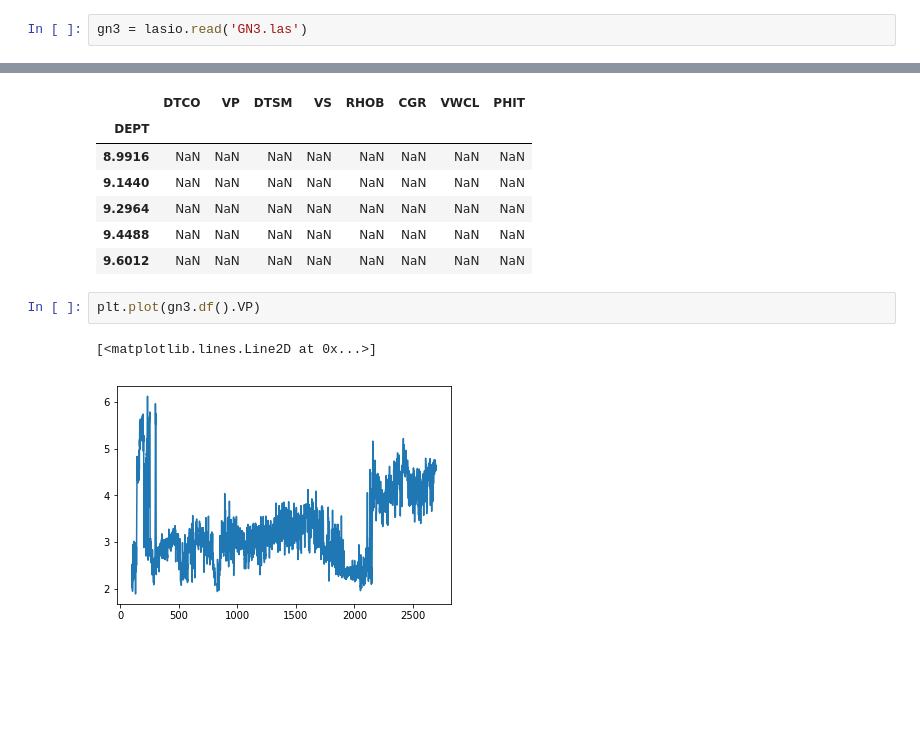
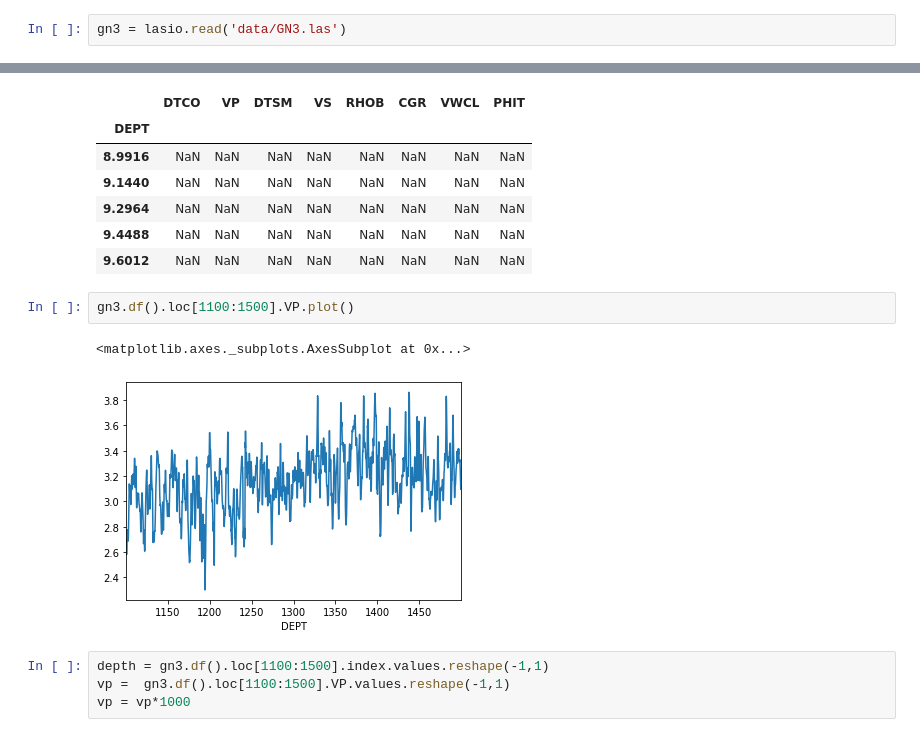
Before and after one commit to attibalazs/velocityhack, a Jupyter notebook: DMc_VelocityHack.ipynb, the cells around one changed output, grey strips where cells are left out. Saved outputs shown, nothing was run; the diff lists cells and outputs as text; blank space fills up the shorter version.

```diff
--- a/DMc_VelocityHack.ipynb
+++ b/DMc_VelocityHack.ipynb
@@ -10,7 +10,7 @@ import matplotlib.pyplot as plt
 # %% [markdown]
 #### Load LAS Data
 # %%
-gn3 = lasio.read('GN3.las')
+gn3 = lasio.read('data/GN3.las')
 # %% [output]
 Header section Parameter regexp=~P was not found.
 # %%
@@ -57,8 +57,12 @@ gn3.df().head()
 | 9.2964 | NaN | NaN | NaN | NaN | NaN | NaN | NaN | NaN |
 | 9.4488 | NaN | NaN | NaN | NaN | NaN | NaN | NaN | NaN |
 | 9.6012 | NaN | NaN | NaN | NaN | NaN | NaN | NaN | NaN |
-# %%
-plt.plot(gn3.df().VP)
-# %% [output]
-[<matplotlib.lines.Line2D at 0x...>]
-[figure, removed]
+# %%
+gn3.df().loc[1100:1500].VP.plot()
+# %% [output]
+<matplotlib.axes._subplots.AxesSubplot at 0x...>
+[figure, added]
+# %%
+depth = gn3.df().loc[1100:1500].index.values.reshape(-1,1)
+vp =  gn3.df().loc[1100:1500].VP.values.reshape(-1,1)
+vp = vp*1000
```
Also changed, not shown: parts of 23 cells of this notebook.
